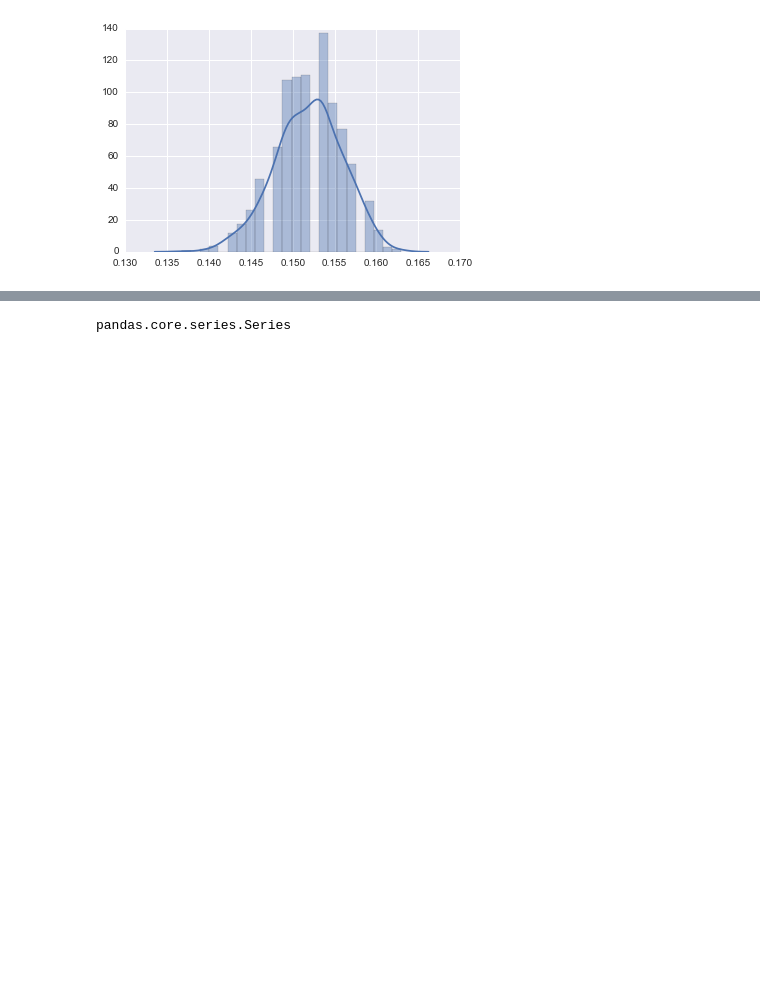
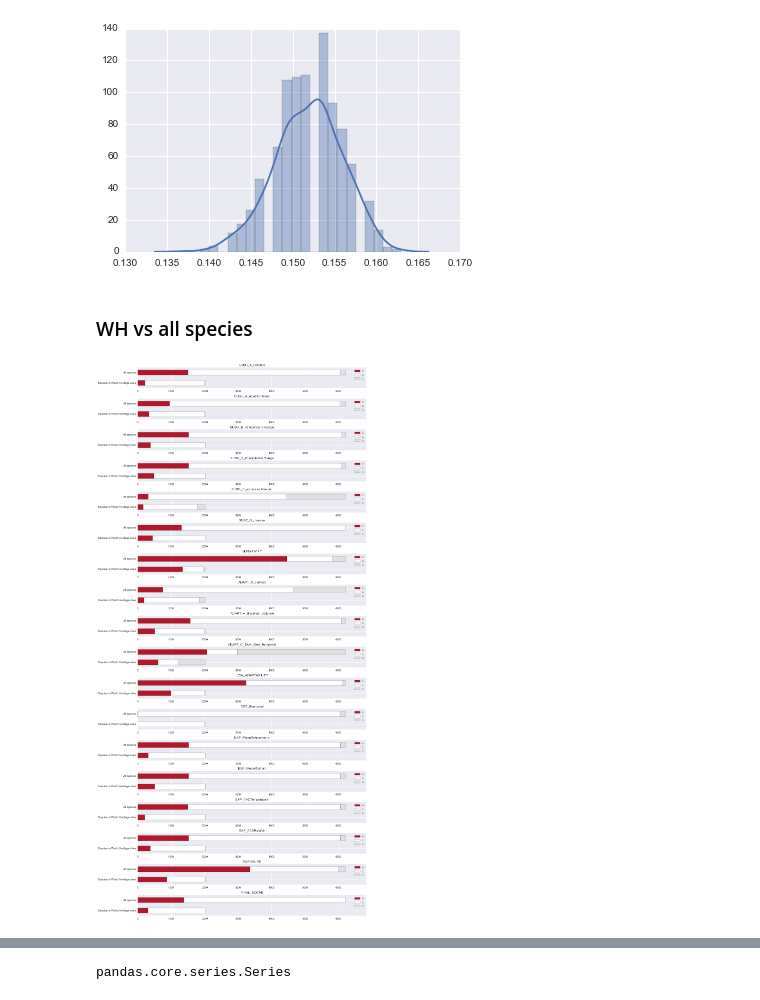
Before and after one commit to Yichuans/climate-vulnerable-wh, a Jupyter notebook: workspace.ipynb, the cells around one changed output, grey strips where cells are left out. Saved outputs shown, nothing was run; the diff lists cells and outputs as text; code cells hidden in the pictures; blank space fills up the shorter version.

```diff
--- a/workspace.ipynb
+++ b/workspace.ipynb
@@ -803,3 +801,7 @@ amp_total
 | EXP_AADRainfall | 371.0 | 1641.0 | 1.0 | 0.184302 | 1515.0 | 4544.0 | 145.0 | 0.244197 |
 | EXPOSURE | 864.0 | 1145.0 | 4.0 | 0.429210 | 3356.0 | 2642.0 | 206.0 | 0.540941 |
 | FINAL_SCORE | 301.0 | 1712.0 | 0.0 | 0.149528 | 1368.0 | 4836.0 | 0.0 | 0.220503 |
+# %%
+a = amp_total[['H_wh', 'L_wh', 'U_wh']].sum(1)/amp_total[['H_all', 'L_all', 'U_all']].sum(1)
+pd.concat([amp_total.H_wh/amp_total.H_all, a], 1)
+# (amp_total.H_wh + amp_total.L_wh + amp_total.U_wh)/(amp_total.H_all + amp_total.L_all + amp_total.U_all)
@@ -954,3 +976,35 @@ sns.distplot(test_c)
 # %% [output]
 <matplotlib.axes._subplots.AxesSubplot at 0x...>
 [figure]
+# %% [markdown]
+### WH vs all species
+# %%
+# a function to plot all columns using stacked horizontal barchart
+def plot_comparison(wh_species, all_species, columns):
+    my_colors = ['#b2182b', '#ffffff', '#e0e0e0']
+    col = len(columns)
+    fig, axes = plt.subplots(col, figsize=(15, 2*col)) # len and heihgt
+
+    fig.subplots_adjust(hspace = 0.5)
+
+    # get agg count of HLUso
+    a = get_agg_result(wh_species, columns)
+    b = get_agg_result(all_species, columns)
+
+    for i, column in enumerate(columns):
+        data = pd.concat([a[['H', 'L', 'U']].loc[column],
+                      b[['H', 'L', 'U']].loc[column]], 1).T
+        data.index = ['Species in World Heritage sites', 'All species']
+        data.plot.barh(ax=axes[i], stacked=True, color=my_colors)
+        axes[i].set_xlim([0, all_species.index.size*1.1])
+        axes[i].set_title(column)
+
+#         # aesthetics
+#         axes[i].grid(False)
+#         axes[i].set_axis_bgcolor('#ffffff')
+    return fig
+# %%
+# amp
+plot_comparison(amp_selected, amp, a_columns);
+# %% [output]
+[figure, added]
```
Also changed, not shown: parts of 25 cells of this notebook, 1 other file.
